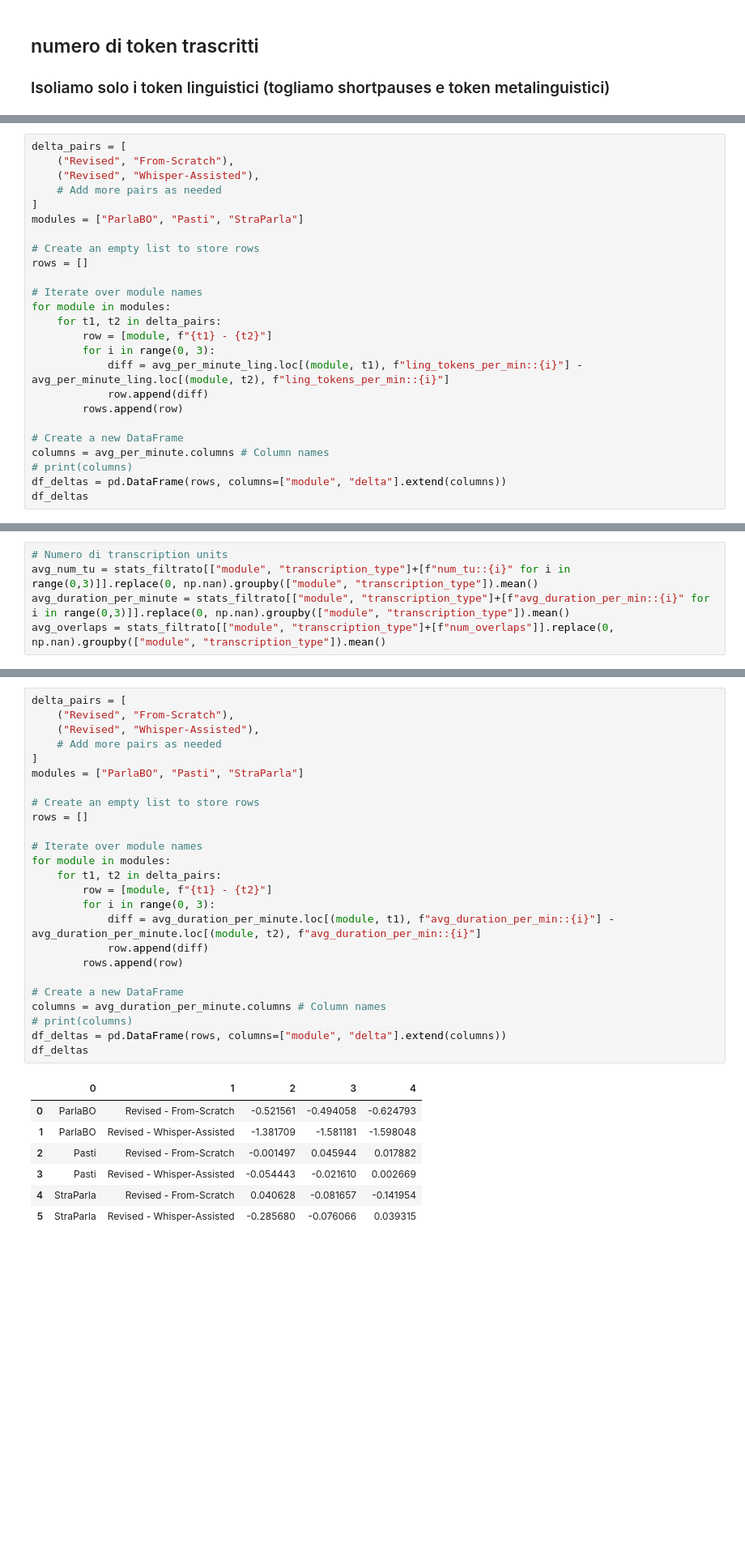
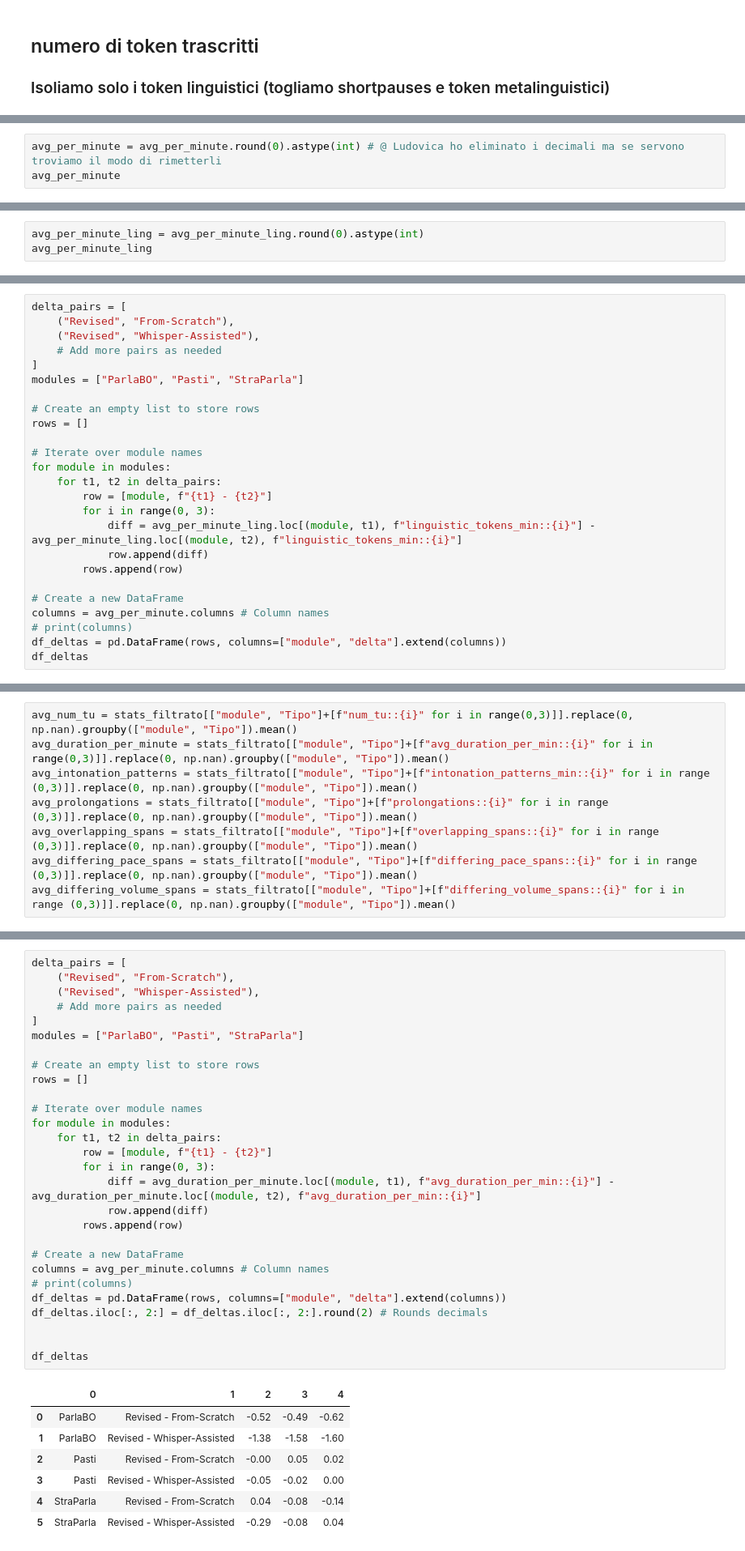
Before and after one commit to LaboratorioSperimentale/asr-assisted-transcription, a Jupyter notebook: data_analysis/analysis.ipynb, the cells around one changed output, grey strips where cells are left out. Shown at 81% size. Drawn from its saved outputs; the diff is of its cells as text; blank space fills up the shorter version.

```diff
--- a/data_analysis/analysis.ipynb
+++ b/data_analysis/analysis.ipynb
@@ -63,0 +67,3 @@ avg_per_minute
+# %%
+avg_per_minute = avg_per_minute.round(0).astype(int) # @ Ludovica ho eliminato i decimali ma se servono troviamo il modo di rimetterli
+avg_per_minute
@@ -63,0 +82,3 @@ avg_per_minute
+# %%
+avg_per_minute_ling = avg_per_minute_ling.round(0).astype(int)
+avg_per_minute_ling
@@ -104,7 +149,7 @@ for module in modules:
     for t1, t2 in delta_pairs:
         row = [module, f"{t1} - {t2}"]
         for i in range(0, 3):
-            diff = avg_per_minute_ling.loc[(module, t1), f"ling_tokens_per_min::{i}"] - avg_per_minute_ling.loc[(module, t2), f"ling_tokens_per_min::{i}"]
+            diff = avg_per_minute_ling.loc[(module, t1), f"linguistic_tokens_min::{i}"] - avg_per_minute_ling.loc[(module, t2), f"linguistic_tokens_min::{i}"]
             row.append(diff)
         rows.append(row)
 
@@ -126,6 +171,9 @@ df_deltas
 # %%
-# Numero di transcription units
-avg_num_tu = stats_filtrato[["module", "transcription_type"]+[f"num_tu::{i}" for i in range(0,3)]].replace(0, np.nan).groupby(["module", "transcription_type"]).mean()
-avg_duration_per_minute = stats_filtrato[["module", "transcription_type"]+[f"avg_duration_per_min::{i}" for i in range(0,3)]].replace(0, np.nan).groupby(["module", "transcription_type"]).mean()
-avg_overlaps = stats_filtrato[["module", "transcription_type"]+[f"num_overlaps"]].replace(0, np.nan).groupby(["module", "transcription_type"]).mean()
+avg_num_tu = stats_filtrato[["module", "Tipo"]+[f"num_tu::{i}" for i in range(0,3)]].replace(0, np.nan).groupby(["module", "Tipo"]).mean()
+avg_duration_per_minute = stats_filtrato[["module", "Tipo"]+[f"avg_duration_per_min::{i}" for i in range(0,3)]].replace(0, np.nan).groupby(["module", "Tipo"]).mean()
+avg_intonation_patterns = stats_filtrato[["module", "Tipo"]+[f"intonation_patterns_min::{i}" for i in range (0,3)]].replace(0, np.nan).groupby(["module", "Tipo"]).mean()
+avg_prolongations = stats_filtrato[["module", "Tipo"]+[f"prolongations::{i}" for i in range (0,3)]].replace(0, np.nan).groupby(["module", "Tipo"]).mean()
+avg_overlapping_spans = stats_filtrato[["module", "Tipo"]+[f"overlapping_spans::{i}" for i in range (0,3)]].replace(0, np.nan).groupby(["module", "Tipo"]).mean()
+avg_differing_pace_spans = stats_filtrato[["module", "Tipo"]+[f"differing_pace_spans::{i}" for i in range (0,3)]].replace(0, np.nan).groupby(["module", "Tipo"]).mean()
+avg_differing_volume_spans = stats_filtrato[["module", "Tipo"]+[f"differing_volume_spans::{i}" for i in range (0,3)]].replace(0, np.nan).groupby(["module", "Tipo"]).mean()
 # %% [markdown]
@@ -168,33 +217,36 @@ La durata media in minuti delle unità di trascrizione
 # %%
 delta_pairs = [
     ("Revised", "From-Scratch"),
     ("Revised", "Whisper-Assisted"),
     # Add more pairs as needed
 ]
 modules = ["ParlaBO", "Pasti", "StraParla"]
 
 # Create an empty list to store rows
 rows = []
 
 # Iterate over module names
 for module in modules:
     for t1, t2 in delta_pairs:
         row = [module, f"{t1} - {t2}"]
         for i in range(0, 3):
             diff = avg_duration_per_minute.loc[(module, t1), f"avg_duration_per_min::{i}"] - avg_duration_per_minute.loc[(module, t2), f"avg_duration_per_min::{i}"]
             row.append(diff)
         rows.append(row)
 
 # Create a new DataFrame
-columns = avg_duration_per_minute.columns # Column names
+columns = avg_per_minute.columns # Column names
 # print(columns)
 df_deltas = pd.DataFrame(rows, columns=["module", "delta"].extend(columns))
+df_deltas.iloc[:, 2:] = df_deltas.iloc[:, 2:].round(2) # Rounds decimals
+
+
 df_deltas
 # %% [output]
 |  | 0 | 1 | 2 | 3 | 4 |
-| 0 | ParlaBO | Revised - From-Scratch | -0.521561 | -0.494058 | -0.624793 |
-| 1 | ParlaBO | Revised - Whisper-Assisted | -1.381709 | -1.581181 | -1.598048 |
-| 2 | Pasti | Revised - From-Scratch | -0.001497 | 0.045944 | 0.017882 |
-| 3 | Pasti | Revised - Whisper-Assisted | -0.054443 | -0.021610 | 0.002669 |
-| 4 | StraParla | Revised - From-Scratch | 0.040628 | -0.081657 | -0.141954 |
-| 5 | StraParla | Revised - Whisper-Assisted | -0.285680 | -0.076066 | 0.039315 |
+| 0 | ParlaBO | Revised - From-Scratch | -0.52 | -0.49 | -0.62 |
+| 1 | ParlaBO | Revised - Whisper-Assisted | -1.38 | -1.58 | -1.60 |
+| 2 | Pasti | Revised - From-Scratch | -0.00 | 0.05 | 0.02 |
+| 3 | Pasti | Revised - Whisper-Assisted | -0.05 | -0.02 | 0.00 |
+| 4 | StraParla | Revised - From-Scratch | 0.04 | -0.08 | -0.14 |
+| 5 | StraParla | Revised - Whisper-Assisted | -0.29 | -0.08 | 0.04 |
```
Also changed, not shown: parts of 36 cells of this notebook.
